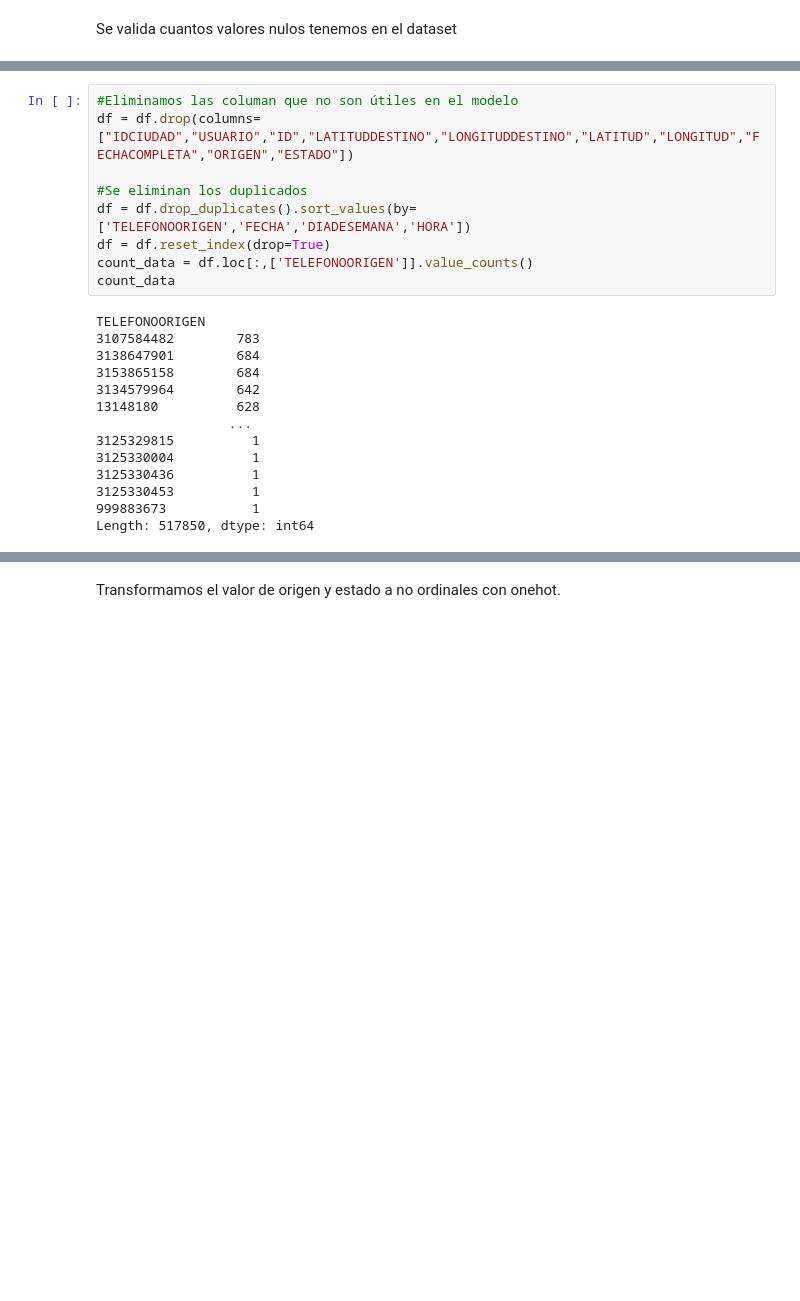
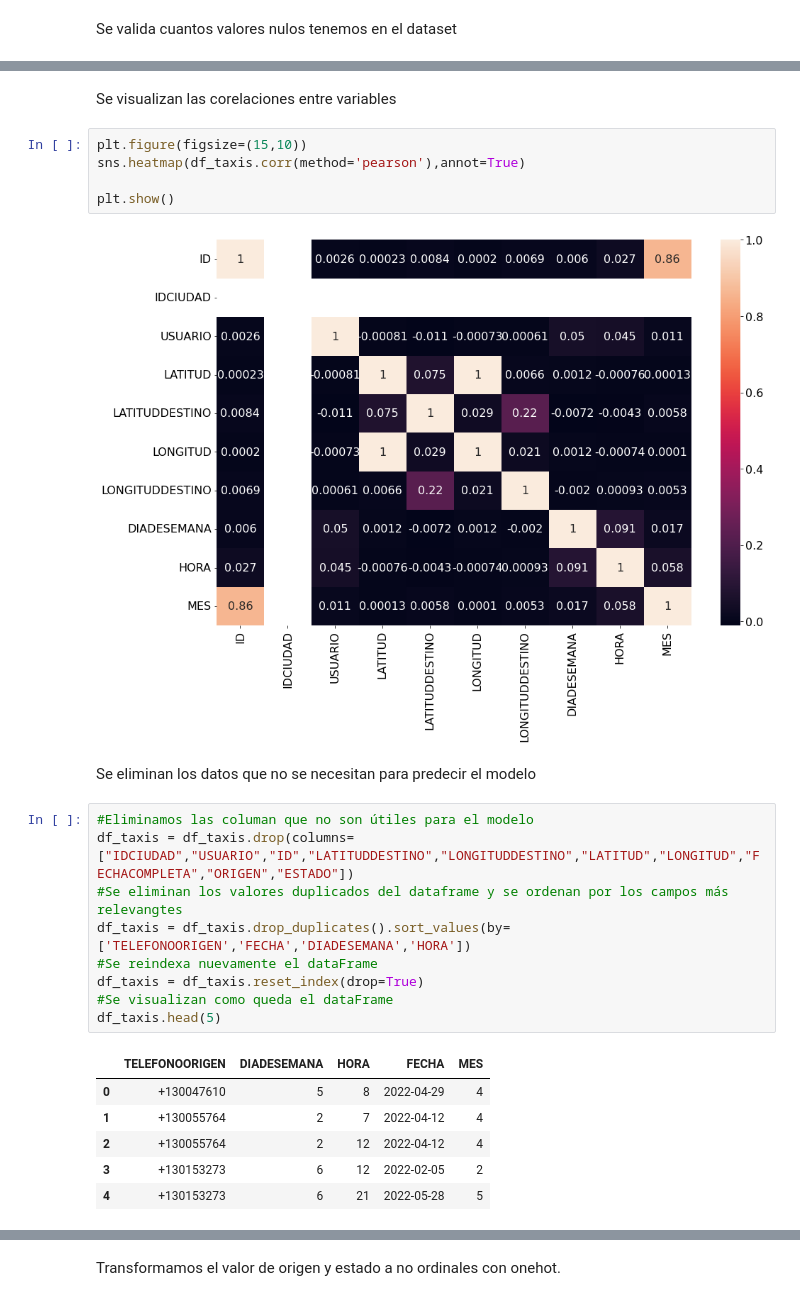
Before and after one commit to josedelarosa82/taxi-prediction-model, a Jupyter notebook: Proyecto_predicción_servicio_taxi.ipynb, the cells around one changed output, grey strips where cells are left out. Saved outputs shown, nothing was run; the diff lists cells and outputs as text; blank space fills up the shorter version.

Commit message:
Se incluyen experimentos de diferentes modelos

```diff
--- a/Proyecto_predicción_servicio_taxi.ipynb
+++ b/Proyecto_predicción_servicio_taxi.ipynb
@@ -93,23 +117,27 @@ df.head(5)
+# %% [markdown]
+Se visualizan las corelaciones entre variables
+# %%
+plt.figure(figsize=(15,10))
+sns.heatmap(df_taxis.corr(method='pearson'),annot=True)
+
+plt.show()
+# %% [output]
+[figure, added]
+# %% [markdown]
+Se eliminan los datos que no se necesitan para predecir el modelo
 # %%
-#Eliminamos las columan que no son útiles en el modelo
-df = df.drop(columns=["IDCIUDAD","USUARIO","ID","LATITUDDESTINO","LONGITUDDESTINO","LATITUD","LONGITUD","FECHACOMPLETA","ORIGEN","ESTADO"])
-
-#Se eliminan los duplicados
-df = df.drop_duplicates().sort_values(by=['TELEFONOORIGEN','FECHA','DIADESEMANA','HORA'])
-df = df.reset_index(drop=True)
-count_data = df.loc[:,['TELEFONOORIGEN']].value_counts()
-count_data
+#Eliminamos las columan que no son útiles para el modelo
+df_taxis = df_taxis.drop(columns=["IDCIUDAD","USUARIO","ID","LATITUDDESTINO","LONGITUDDESTINO","LATITUD","LONGITUD","FECHACOMPLETA","ORIGEN","ESTADO"])
+#Se eliminan los valores duplicados del dataframe y se ordenan por los campos más relevangtes
+df_taxis = df_taxis.drop_duplicates().sort_values(by=['TELEFONOORIGEN','FECHA','DIADESEMANA','HORA'])
+#Se reindexa nuevamente el dataFrame
+df_taxis = df_taxis.reset_index(drop=True)
+#Se visualizan como queda el dataFrame
+df_taxis.head(5)
 # %% [output]
-TELEFONOORIGEN
-3107584482        783
-3138647901        684
-3153865158        684
-3134579964        642
-13148180          628
-                 ...
-3125329815          1
-3125330004          1
-3125330436          1
-3125330453          1
-999883673           1
-Length: 517850, dtype: int64
+|  | TELEFONOORIGEN | DIADESEMANA | HORA | FECHA | MES |
+| 0 | +130047610 | 5 | 8 | 2022-04-29 | 4 |
+| 1 | +130055764 | 2 | 7 | 2022-04-12 | 4 |
+| 2 | +130055764 | 2 | 12 | 2022-04-12 | 4 |
+| 3 | +130153273 | 6 | 12 | 2022-02-05 | 2 |
+| 4 | +130153273 | 6 | 21 | 2022-05-28 | 5 |
```
Also changed, not shown: parts of 88 cells of this notebook.
